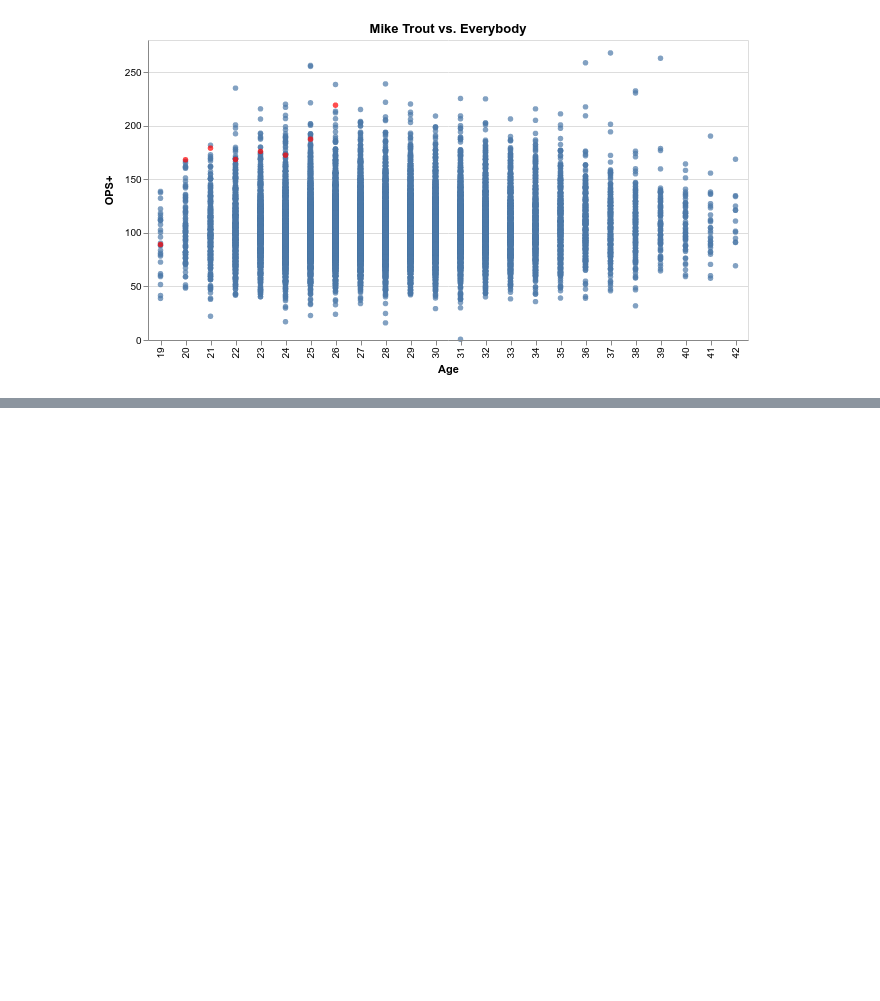
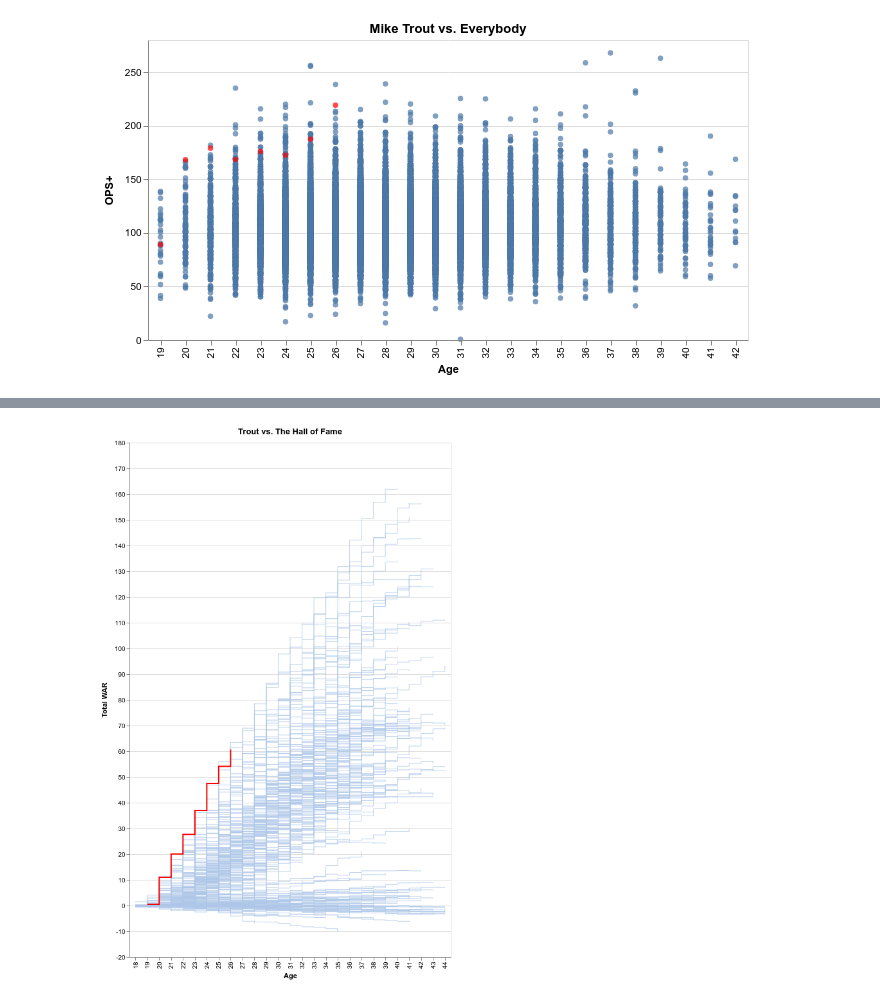
Before and after one commit to palewire/baseball-notebooks, a Jupyter notebook: notebook.ipynb, the cells around one changed output, grey strips where cells are left out. Cells and saved outputs as stored; diff of their text form; code cells hidden in the pictures; blank space fills up the shorter version.

```diff
--- a/notebook.ipynb
+++ b/notebook.ipynb
@@ -30,0 +53,42 @@ field + trout
+# %%
+hof_stats = df[df.player_ID.isin(hof_df.player_ID)]
+# %%
+trout = df[df.name_common == 'Mike Trout']
+# %%
+hof_plus_trout = hof_stats.append(trout)
+# %%
+hof_plus_trout['is_trout'] = hof_plus_trout.name_common == 'Mike Trout'
+# %%
+base = alt.Chart(hof_plus_trout, title="Trout vs. The Hall of Fame").transform_window(
+    window=[alt.WindowFieldDef(op='sum', field='WAR', **{'as': 'TotalWAR'})],
+    frame=[None, 0],
+    groupby=["player_ID"],
+).transform_filter(alt.datum.age < 45).transform_filter(
+    alt.datum.age > 17
+).properties(
+    width=500,
+    height=800
+)
+
+field = base.mark_line(interpolate='step-before', strokeWidth=0.8).transform_filter(
+    alt.datum.name_common != 'Mike Trout'
+).encode(
+    x=alt.X('age:O', axis=alt.Axis(title="Age")),
+    y=alt.Y('TotalWAR:Q', axis=alt.Axis(title="Total WAR")),
+    color=alt.Color(
+        "player_ID:N",
+        legend=None,
+        scale=alt.Scale(
+            domain=list(hof_plus_trout.player_ID.unique()),
+            range=['#aec7e8' for i in hof_plus_trout.player_ID.unique()]
+        )
+    )
+)
+trout = base.mark_line(color="red", interpolate='step-before').transform_filter(alt.datum.name_common == 'Mike Trout').encode(
+    x='age:O',
+    y='TotalWAR:Q',
+)
+
+field + trout
+# %% [output]
+[figure, added]
```
Also changed, not shown: parts of 9 cells of this notebook, 1 other file.
